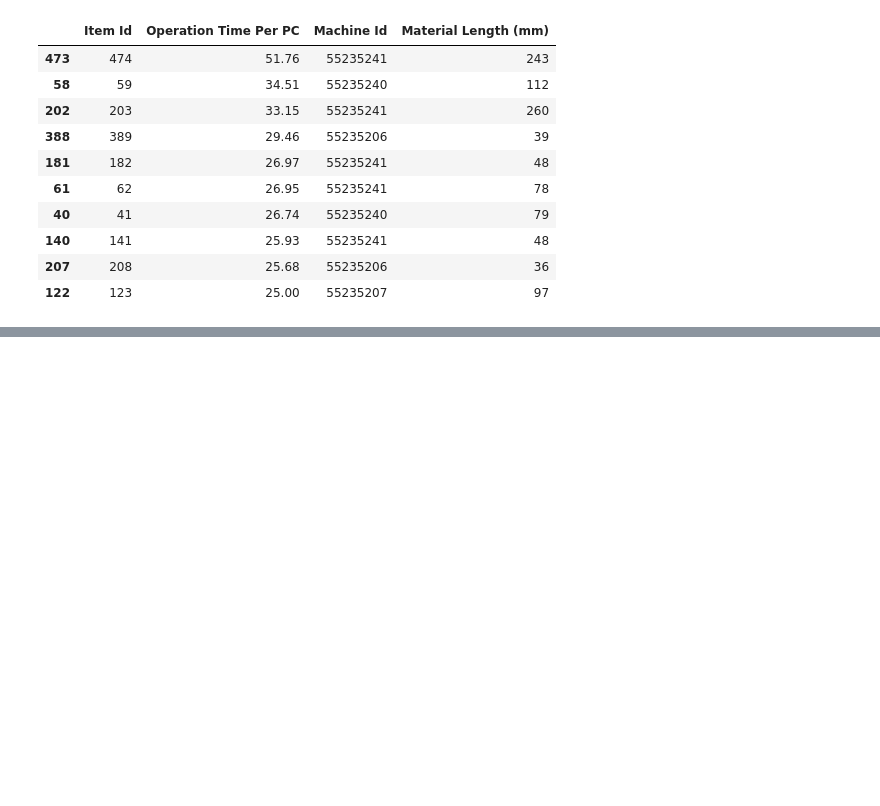
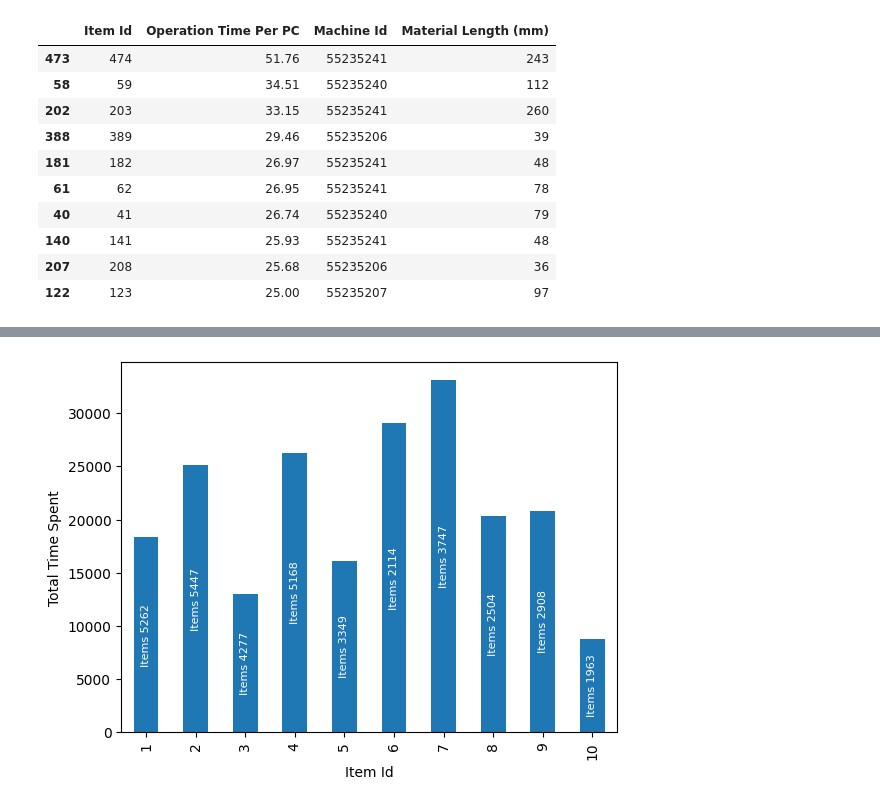
Before and after one commit to AxelGard/hackaping, a Jupyter notebook: data_exploration/turning_data_ac_data_exploration.ipynb, the cells around one changed output, grey strips where cells are left out. Saved outputs shown, nothing was run; the diff lists cells and outputs as text; code cells hidden in the pictures; blank space fills up the shorter version.

```diff
--- a/data_exploration/turning_data_ac_data_exploration.ipynb
+++ b/data_exploration/turning_data_ac_data_exploration.ipynb
@@ -121,0 +123,13 @@ Text(0.5, 0, 'Machine Id')
+# %%
+# Show the total amount of time in minutes spent on creating all items during a year on first 10 items. Columns are Item Id, Operation Time Per PC, Consumed Total 2024
+ax = df[df['Item Id'].isin(range(1, 11))].assign(
+    Total_Time_Spent=lambda x: x['Operation Time Per PC'] * x['Consumed Total 2024:']
+).groupby('Item Id').agg({'Total_Time_Spent': 'sum'}).plot(kind='bar', ylabel='Total Time Spent', legend=False)
+
+# Add the Consumed Total 2024 as numbers displayed vertically inside each bar
+for bar, item_id in zip(ax.patches, range(1, 11)):
+    consumed_total = df.loc[df['Item Id'] == item_id, 'Consumed Total 2024:'].sum()
+    ax.text(bar.get_x() + bar.get_width() / 2, bar.get_height() / 2, f'Items {consumed_total:.0f}',
+            ha='center', va='center', rotation='vertical', fontsize=8, color='white')
+# %% [output]
+[figure, added]
```
Also changed, not shown: parts of 1 cell of this notebook.
